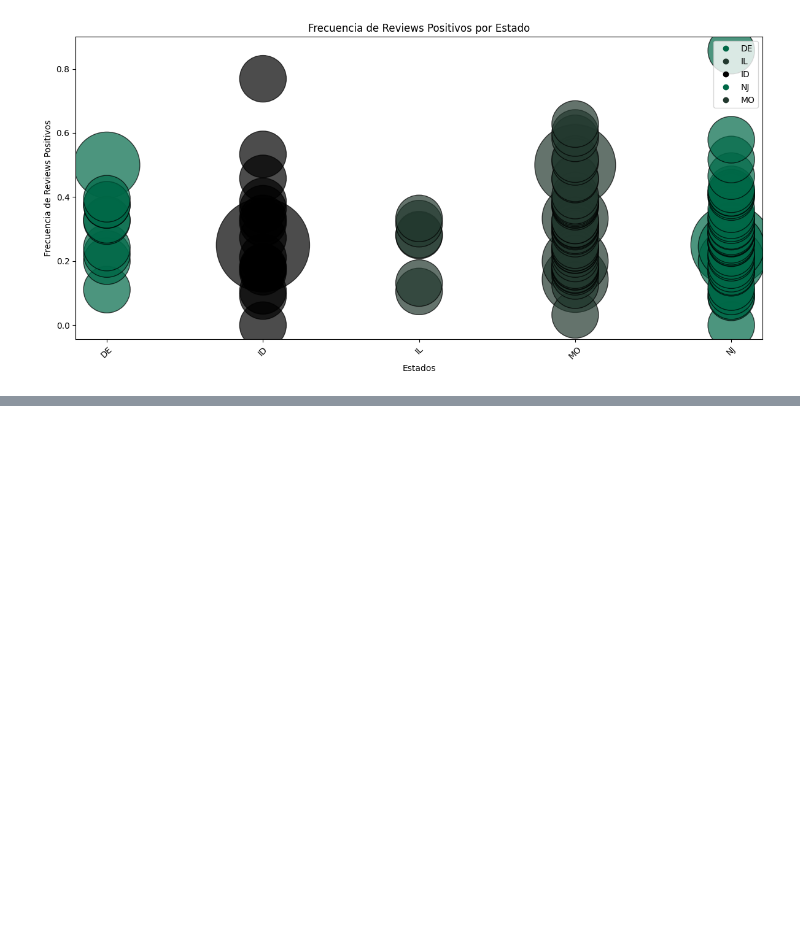
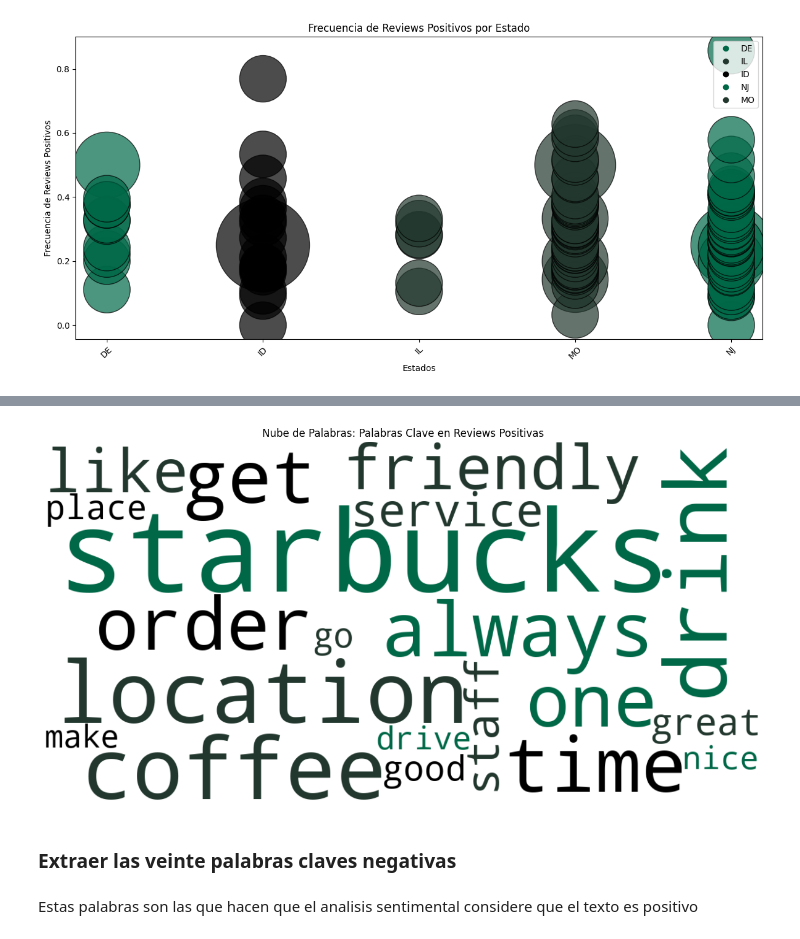
Before and after one commit to RadTorino/Starbucks_Analysis, a Jupyter notebook: code/eda_previo.ipynb, the cells around one changed output, grey strips where cells are left out. Cells and saved outputs as stored; diff of their text form; code cells hidden in the pictures; blank space fills up the shorter version.

```diff
--- a/code/eda_previo.ipynb
+++ b/code/eda_previo.ipynb
@@ -575,0 +662,22 @@ plt.show()
+# %%
+# Definir los colores personalizados
+custom_colors = ['#006847', '#22382E', '#000000']
+
+# Crear un colormap personalizado usando ListedColormap
+cmap = ListedColormap(custom_colors)
+
+# Crear la nube de palabras con el colormap personalizado
+wordcloud = WordCloud(width=1200, height=600, background_color='white', colormap=cmap).generate_from_frequencies(wordcloud_dict)
+
+# Mostrar la nube de palabras
+plt.figure(figsize=(15, 9))
+plt.imshow(wordcloud, interpolation='bilinear')
+plt.axis('off')  # Ocultar ejes
+plt.title('Nube de Palabras: Palabras Clave en Reviews Positivas')
+plt.show()
+# %% [output]
+[figure, added]
+# %% [markdown]
+### Extraer las veinte palabras claves negativas
+# %% [markdown]
+Estas palabras son las que hacen que el analisis sentimental considere que el texto es positivo
```
Also changed, not shown: parts of 26 cells of this notebook, 1 other file.
